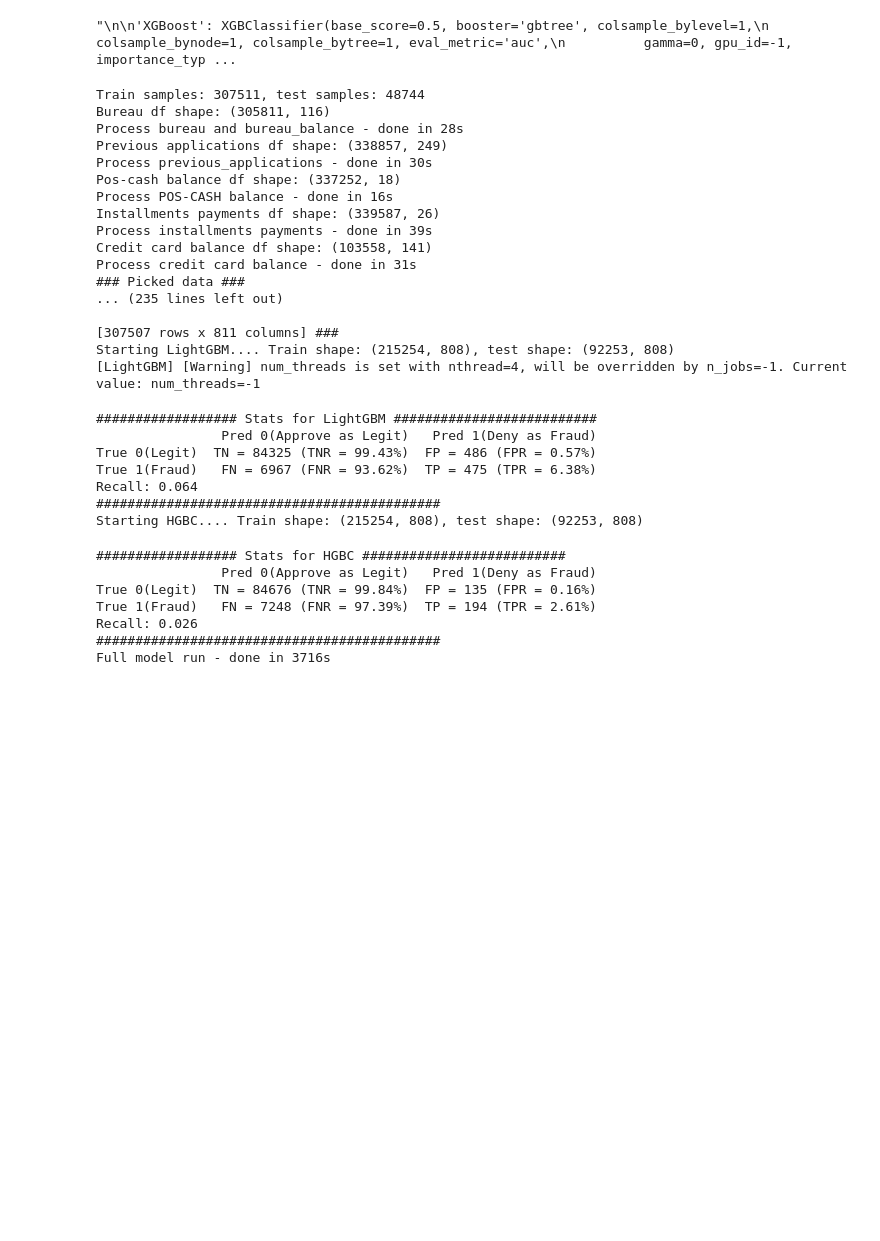
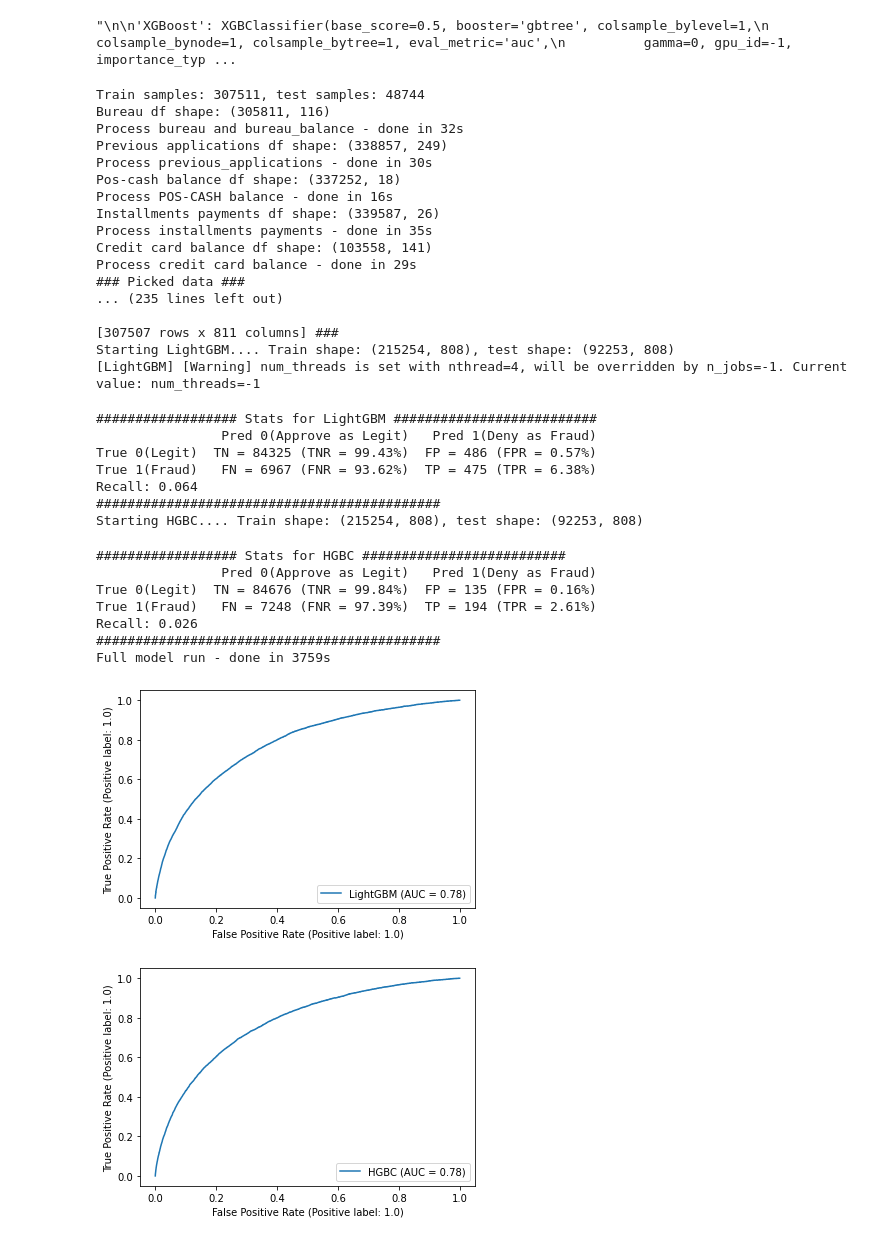
Before and after one commit to amithsbhat/machinelearning, a Jupyter notebook: fork-of-final-project-home-credit-default-risk.ipynb, the cells around one changed output. Saved outputs shown, nothing was run; the diff lists cells and outputs as text; code cells hidden in the pictures; blank space fills up the shorter version.

Commit message:
Kaggle Notebook | Fork of Final_Project_Home_Credit Default_Risk | Version 5

```diff
--- a/fork-of-final-project-home-credit-default-risk.ipynb
+++ b/fork-of-final-project-home-credit-default-risk.ipynb
@@ -343,7 +343,7 @@ def conf_matrix(y,pred):
                 columns=['Pred 0(Approve as Legit)',
                                 'Pred 1(Deny as Fraud)'])
 # %%
-
+from sklearn.metrics import plot_roc_curve
 # LightGBM GBDT with KFold or Stratified KFold
 # Parameters from Tilii kernel: https://www.kaggle.com/tilii7/olivier-lightgbm-parameters-by-bayesian-opt/code
 def runAlgos(algoName, X_train, X_test, y_train, y_test):
@@ -354,7 +354,7 @@ def runAlgos(algoName, X_train, X_test, y_train, y_test):
     clf.fit(X_train, y_train)
     y_pred=clf.predict(X_test)
     print("################## Stats for {} ##########################".format(algoName))
-
+    plot_roc_curve(clf, X_test, y_test, name = algoName)
     print(conf_matrix(y_test,y_pred))
     # calculate recall
     recall = recall_score(y_test, y_pred, average='binary')
@@ -422,34 +422,36 @@ def main():
 with timer("Full model run"):
     main()
 # %% [output]
 Train samples: 307511, test samples: 48744
 Bureau df shape: (305811, 116)
-Process bureau and bureau_balance - done in 28s
+Process bureau and bureau_balance - done in 32s
 Previous applications df shape: (338857, 249)
 Process previous_applications - done in 30s
 Pos-cash balance df shape: (337252, 18)
 Process POS-CASH balance - done in 16s
 Installments payments df shape: (339587, 26)
-Process installments payments - done in 39s
+Process installments payments - done in 35s
 Credit card balance df shape: (103558, 141)
-Process credit card balance - done in 31s
+Process credit card balance - done in 29s
 ### Picked data ###
 ... (235 lines left out)
 
 [307507 rows x 811 columns] ###
 Starting LightGBM.... Train shape: (215254, 808), test shape: (92253, 808)
 [LightGBM] [Warning] num_threads is set with nthread=4, will be overridden by n_jobs=-1. Current value: num_threads=-1
 ################## Stats for LightGBM ##########################
                 Pred 0(Approve as Legit)   Pred 1(Deny as Fraud)
 True 0(Legit)  TN = 84325 (TNR = 99.43%)  FP = 486 (FPR = 0.57%)
 True 1(Fraud)   FN = 6967 (FNR = 93.62%)  TP = 475 (TPR = 6.38%)
 Recall: 0.064
 ############################################
 Starting HGBC.... Train shape: (215254, 808), test shape: (92253, 808)
 ################## Stats for HGBC ##########################
                 Pred 0(Approve as Legit)   Pred 1(Deny as Fraud)
 True 0(Legit)  TN = 84676 (TNR = 99.84%)  FP = 135 (FPR = 0.16%)
 True 1(Fraud)   FN = 7248 (FNR = 97.39%)  TP = 194 (TPR = 2.61%)
 Recall: 0.026
 ############################################
-Full model run - done in 3716s
+Full model run - done in 3759s
+[figure, added]
+[figure, added]
```
